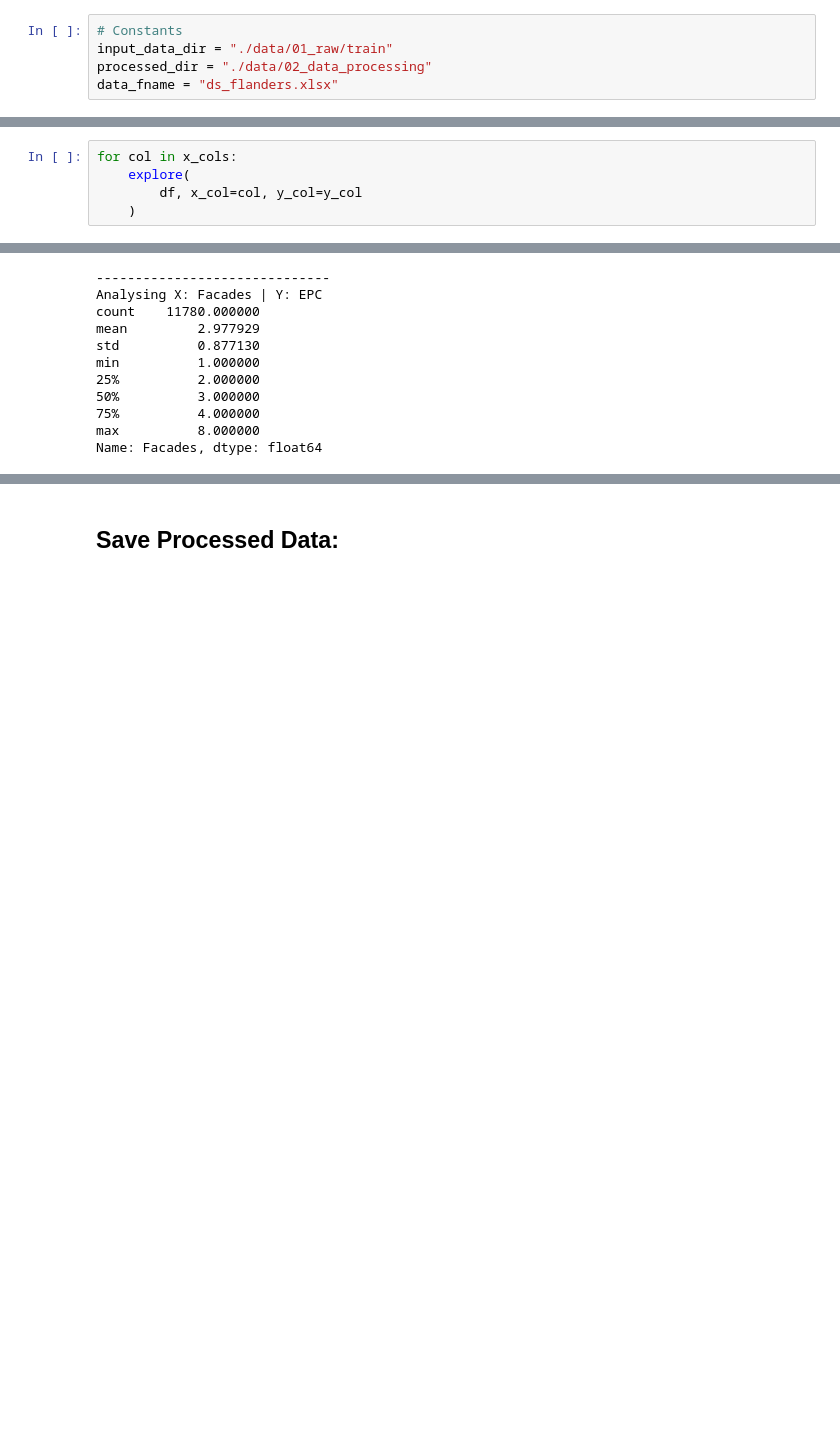
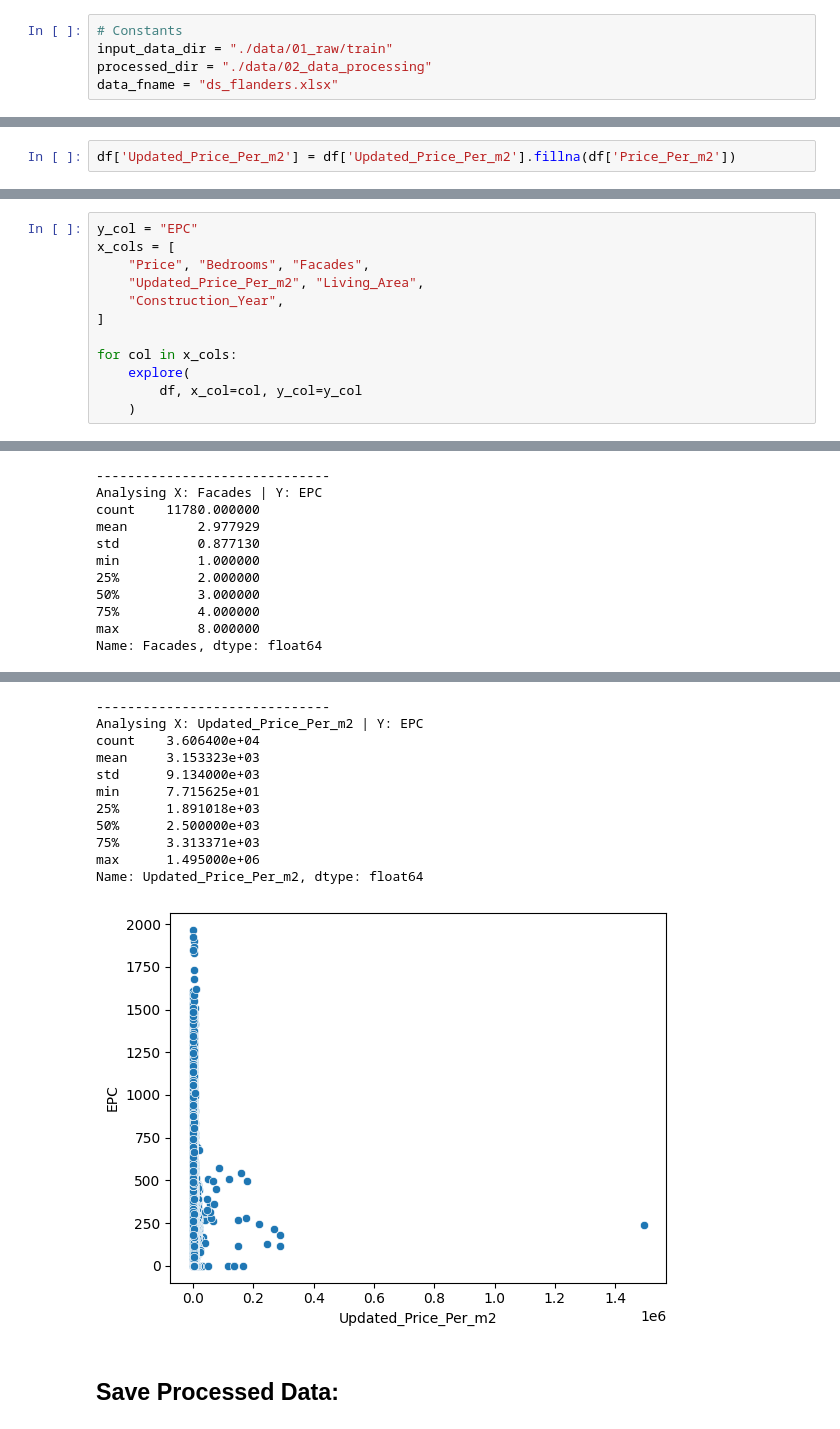
Before and after one commit to krystofmincevey/eyft, a Jupyter notebook: notebooks/data_processing.ipynb, the cells around one changed output, grey strips where cells are left out. Drawn from its saved outputs; the diff is of its cells as text; blank space fills up the shorter version.

```diff
--- a/notebooks/data_processing.ipynb
+++ b/notebooks/data_processing.ipynb
@@ -117,0 +109,2 @@ df.rename(columns=dutch_col2eng_col, inplace=True)
+# %%
+df['Updated_Price_Per_m2'] = df['Updated_Price_Per_m2'].fillna(df['Price_Per_m2'])
@@ -226,4 +227,11 @@ y_col = "EPC"
 # %%
+y_col = "EPC"
+x_cols = [
+    "Price", "Bedrooms", "Facades",
+    "Updated_Price_Per_m2", "Living_Area",
+    "Construction_Year",
+]
+
 for col in x_cols:
     explore(
         df, x_col=col, y_col=y_col
@@ -238,32 +246,44 @@ min      1.200000e+04
 25%      2.290000e+05
 50%      2.990000e+05
 75%      4.450000e+05
 max      9.500000e+06
 Name: Price, dtype: float64
 [figure]
 ------------------------------
 Analysing X: Bedrooms | Y: EPC
 count    36064.000000
 mean         2.737467
 std          1.365374
 min          1.000000
 25%          2.000000
 50%          3.000000
 75%          3.000000
 max         99.000000
 Name: Bedrooms, dtype: float64
 [figure]
 ------------------------------
 Analysing X: Facades | Y: EPC
 count    11780.000000
 mean         2.977929
 std          0.877130
 min          1.000000
 25%          2.000000
 50%          3.000000
 75%          4.000000
 max          8.000000
 Name: Facades, dtype: float64
 [figure]
+------------------------------
+Analysing X: Updated_Price_Per_m2 | Y: EPC
+count    3.606400e+04
+mean     3.153323e+03
+std      9.134000e+03
+min      7.715625e+01
+25%      1.891018e+03
+50%      2.500000e+03
+75%      3.313371e+03
+max      1.495000e+06
+Name: Updated_Price_Per_m2, dtype: float64
+[figure, added]
 # %% [markdown]
 ## Save Processed Data:
```
Also changed, not shown: parts of 28 cells of this notebook, 5 other files.
